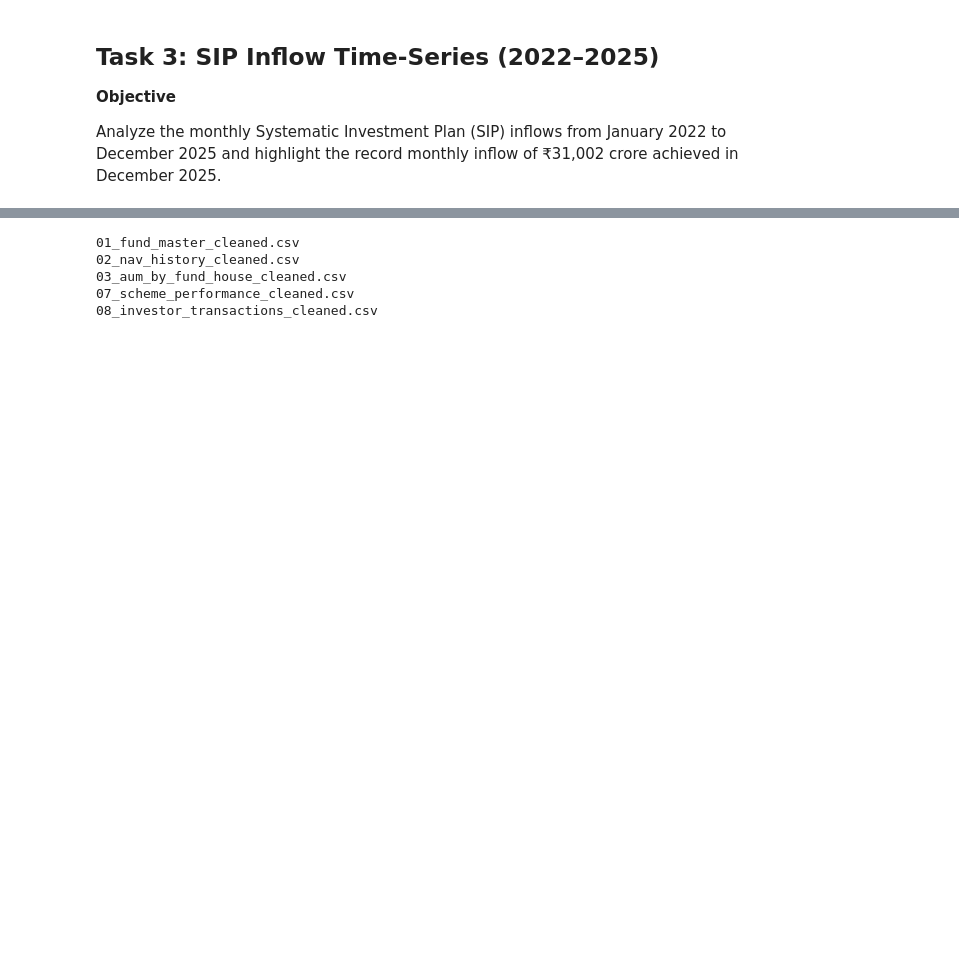
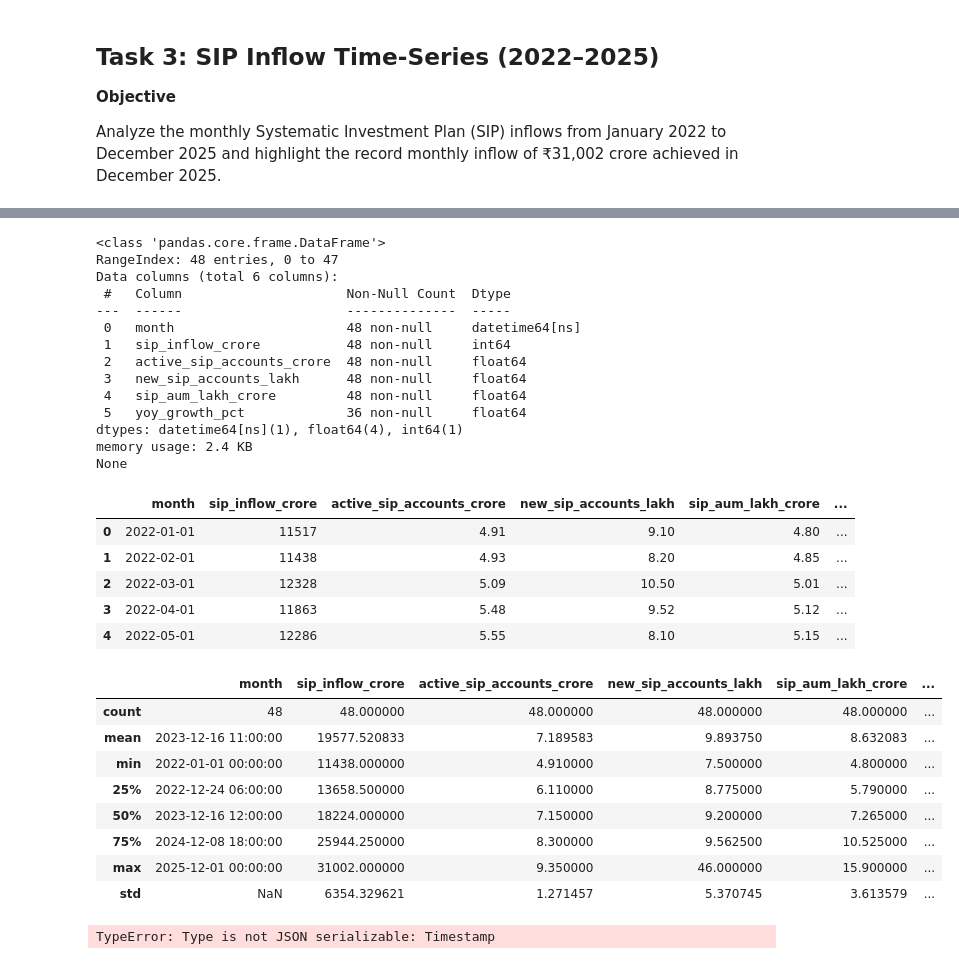
Before and after one commit to Reena-Ydv/Mutual_Fund_Analytics_Project, a Jupyter notebook: Notebooks/EDA_Analysis.ipynb, the cells around one changed output, grey strips where cells are left out. Cells and saved outputs as stored; diff of their text form; code cells hidden in the pictures; blank space fills up the shorter version.

Commit message:
Day 3: Added monthly SIP inflow time series analysis

```diff
--- a/Notebooks/EDA_Analysis.ipynb
+++ b/Notebooks/EDA_Analysis.ipynb
@@ -372,11 +345,41 @@ Index(['investor_id', 'transaction_date', 'amfi_code', 'transaction_type',
-# %%
-import os
-
-for file in sorted(os.listdir("../Data/Processed")):
-    print(file)
-# %% [output]
-01_fund_master_cleaned.csv
-02_nav_history_cleaned.csv
-03_aum_by_fund_house_cleaned.csv
-07_scheme_performance_cleaned.csv
-08_investor_transactions_cleaned.csv
+# %%
+# Load Monthly SIP Inflows dataset
+sip_df = pd.read_csv("../Data/Processed/04_monthly_sip_inflows_cleaned.csv")
+
+# Convert month column to datetime
+sip_df["month"] = pd.to_datetime(sip_df["month"])
+
+print(sip_df.info())
+
+display(sip_df.head())
+display(sip_df.describe())
+# %% [output]
+<class 'pandas.core.frame.DataFrame'>
+RangeIndex: 48 entries, 0 to 47
+Data columns (total 6 columns):
+ #   Column                     Non-Null Count  Dtype
+---  ------                     --------------  -----
+ 0   month                      48 non-null     datetime64[ns]
+ 1   sip_inflow_crore           48 non-null     int64
+ 2   active_sip_accounts_crore  48 non-null     float64
+ 3   new_sip_accounts_lakh      48 non-null     float64
+ 4   sip_aum_lakh_crore         48 non-null     float64
+ 5   yoy_growth_pct             36 non-null     float64
+dtypes: datetime64[ns](1), float64(4), int64(1)
+memory usage: 2.4 KB
+None
+|  | month | sip_inflow_crore | active_sip_accounts_crore | new_sip_accounts_lakh | sip_aum_lakh_crore | ... |
+| 0 | 2022-01-01 | 11517 | 4.91 | 9.10 | 4.80 | ... |
+| 1 | 2022-02-01 | 11438 | 4.93 | 8.20 | 4.85 | ... |
+| 2 | 2022-03-01 | 12328 | 5.09 | 10.50 | 5.01 | ... |
+| 3 | 2022-04-01 | 11863 | 5.48 | 9.52 | 5.12 | ... |
+| 4 | 2022-05-01 | 12286 | 5.55 | 8.10 | 5.15 | ... |
+|  | month | sip_inflow_crore | active_sip_accounts_crore | new_sip_accounts_lakh | sip_aum_lakh_crore | ... |
+| count | 48 | 48.000000 | 48.000000 | 48.000000 | 48.000000 | ... |
+| mean | 2023-12-16 11:00:00 | 19577.520833 | 7.189583 | 9.893750 | 8.632083 | ... |
+| min | 2022-01-01 00:00:00 | 11438.000000 | 4.910000 | 7.500000 | 4.800000 | ... |
+| 25% | 2022-12-24 06:00:00 | 13658.500000 | 6.110000 | 8.775000 | 5.790000 | ... |
+| 50% | 2023-12-16 12:00:00 | 18224.000000 | 7.150000 | 9.200000 | 7.265000 | ... |
+| 75% | 2024-12-08 18:00:00 | 25944.250000 | 8.300000 | 9.562500 | 10.525000 | ... |
+| max | 2025-12-01 00:00:00 | 31002.000000 | 9.350000 | 46.000000 | 15.900000 | ... |
+| std | NaN | 6354.329621 | 1.271457 | 5.370745 | 3.613579 | ... |
@@ -382,0 +431,9 @@ for file in sorted(os.listdir("../Data/Processed")):
+# %%
+fig.write_image(
+    "../Reports/Charts/monthly_sip_inflows.png",
+    width=1600,
+    height=900,
+    scale=2
+)
+# %% [output]
+TypeError: Type is not JSON serializable: Timestamp
```
Also changed, not shown: parts of 4 cells of this notebook, 1 other file.
